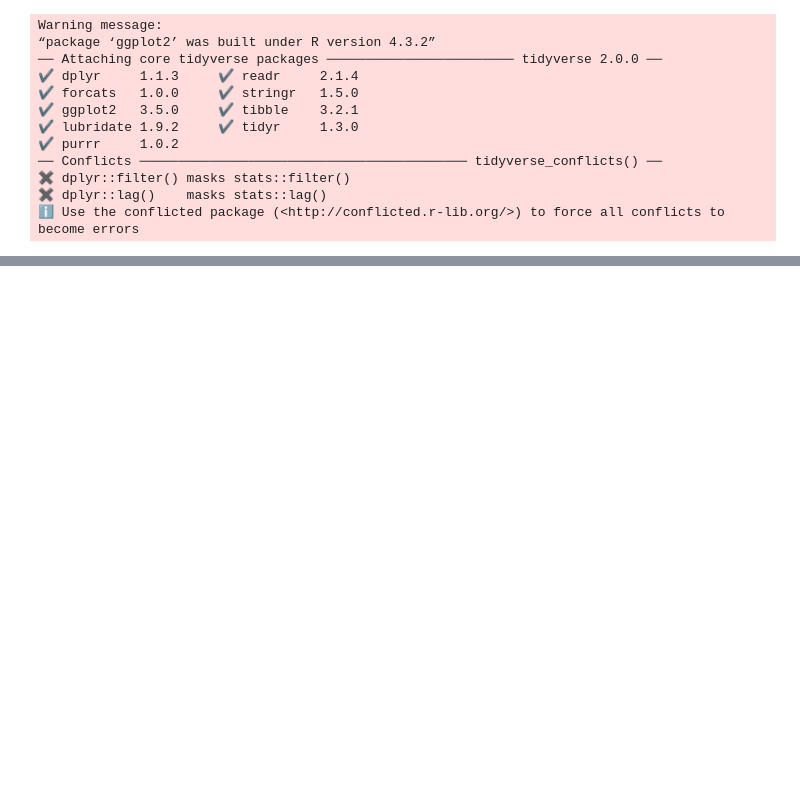
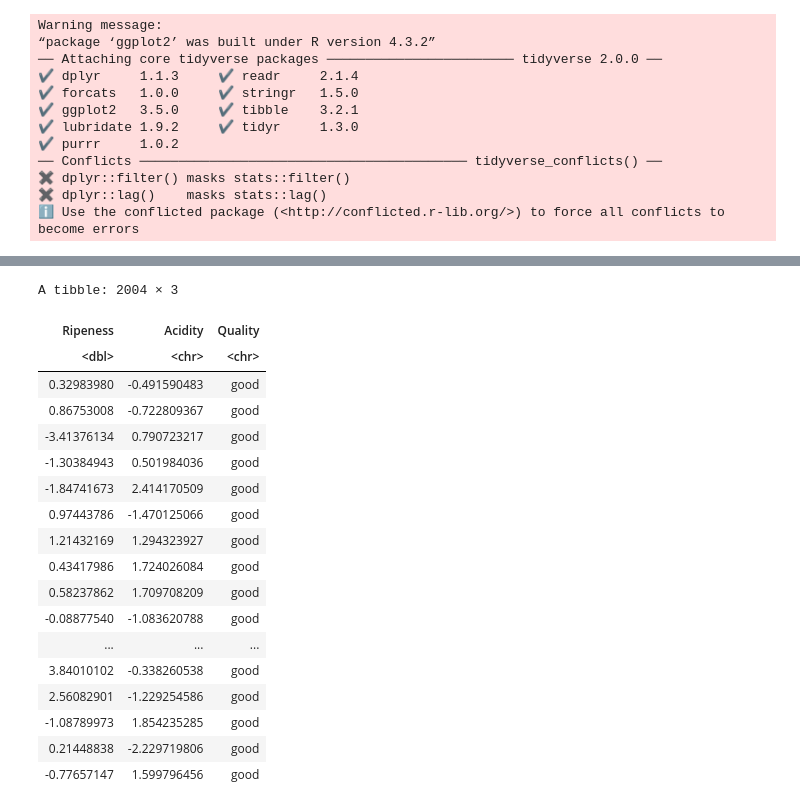
Before and after one commit to Ethkazin/DSCI-100-Group-Project, a Jupyter notebook: Final Report Data.ipynb, the cells around one changed output, grey strips where cells are left out. Cells and saved outputs as stored; diff of their text form; code cells hidden in the pictures; blank space fills up the shorter version.

```diff
--- a/Final Report Data.ipynb
+++ b/Final Report Data.ipynb
@@ -46,0 +72,26 @@ A spec_tbl_df: 4001 × 9
+# %%
+quality_good_data <- data |>
+    select(Ripeness, Acidity, Quality) |>
+    filter(Quality == "good", na.rm = TRUE)
+
+quality_good_data
+# %% [output]
+A tibble: 2004 × 3
+| Ripeness | Acidity | Quality |
+| <dbl> | <chr> | <chr> |
+| 0.32983980 | -0.491590483 | good |
+| 0.86753008 | -0.722809367 | good |
+| -3.41376134 | 0.790723217 | good |
+| -1.30384943 | 0.501984036 | good |
+| -1.84741673 | 2.414170509 | good |
+| 0.97443786 | -1.470125066 | good |
+| 1.21432169 | 1.294323927 | good |
+| 0.43417986 | 1.724026084 | good |
+| 0.58237862 | 1.709708209 | good |
+| -0.08877540 | -1.083620788 | good |
+| ... | ... | ... |
+| 3.84010102 | -0.338260538 | good |
+| 2.56082901 | -1.229254586 | good |
+| -1.08789973 | 1.854235285 | good |
+| 0.21448838 | -2.229719806 | good |
+| -0.77657147 | 1.599796456 | good |
```
Also changed, not shown: parts of 2 cells of this notebook.
